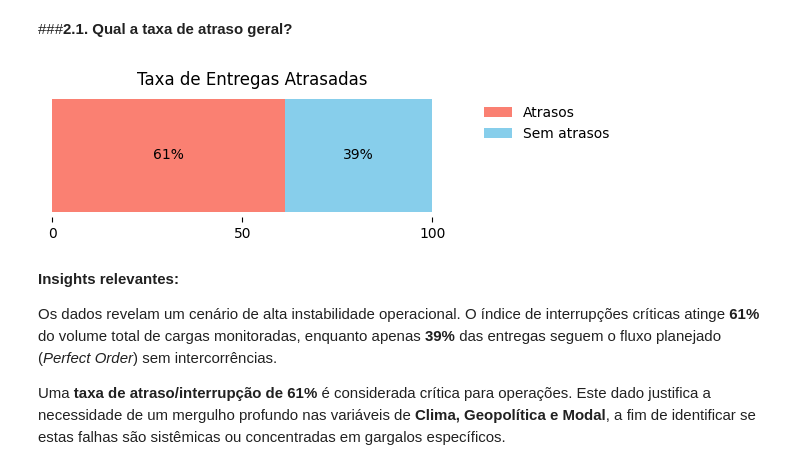
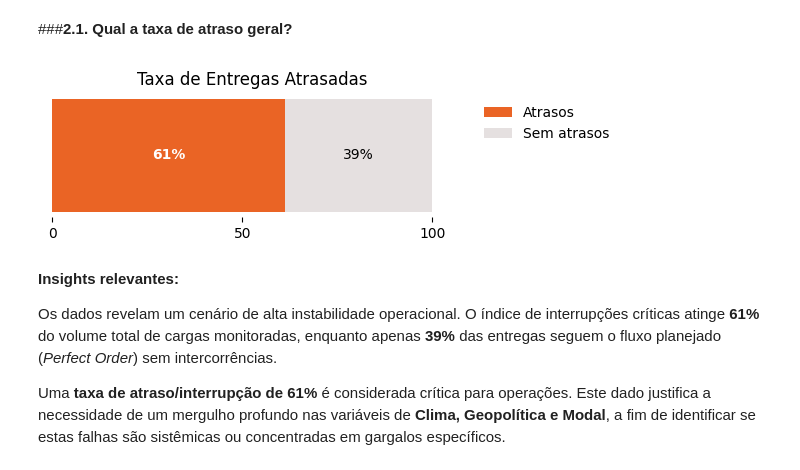
Before and after one commit to juliafarah/MVP_Data_Analysis, a Jupyter notebook: MVP_Data_Analysis.ipynb, the cells around one changed output. Drawn from its saved outputs; the diff is of its cells as text; code cells hidden in the pictures.

```diff
--- a/MVP_Data_Analysis.ipynb
+++ b/MVP_Data_Analysis.ipynb
@@ -427,36 +427,36 @@ O dataframe completo:
 # %%
 # Agrupando e renomeando os índices
 distribuicao_interrupcao = df.groupby('Disruption_Occurred').size()
 distribuicao_interrupcao.index = distribuicao_interrupcao.index.map({0: 'No', 1: 'Yes'})
 
 total = distribuicao_interrupcao.sum()
 percentages = (distribuicao_interrupcao / total) * 100
 
 fig, ax = plt.subplots(figsize=(6, 2))
 
 # Reordenando 'Yes' (61%) primeiro e 'No' (39%) como 'left'
-ax.barh([''], percentages['Yes'], color='salmon', label='Atrasos', height=0.3) # Altura reduzida para 0.3 para barras mais finas
-ax.barh([''], percentages['No'], left=percentages['Yes'], color='skyblue', label='Sem atrasos', height=0.3)
+ax.barh([''], percentages['Yes'], color='#ea6425', label='Atrasos', height=0.3) # Altura reduzida para 0.3 para barras mais finas
+ax.barh([''], percentages['No'], left=percentages['Yes'], color='#e5e0e0', label='Sem atrasos', height=0.3)
 
 # Ajustando a posição dos textos para refletir a nova ordem
-ax.text(percentages['Yes'] / 2, 0, f"{percentages['Yes']:.0f}%", ha='center', va='center', color='black', fontsize=10)
+ax.text(percentages['Yes'] / 2, 0, f"{percentages['Yes']:.0f}%", ha='center', va='center', color='white', fontsize=10, fontweight='bold')
 ax.text(percentages['Yes'] + percentages['No'] / 2, 0, f"{percentages['No']:.0f}%", ha='center', va='center', color='black', fontsize=10)
 
 plt.title('Taxa de Entregas Atrasadas', fontsize=12)
 plt.ylabel('')
 plt.yticks([])
 plt.xlabel('')
 plt.xticks([0, 50, 100])
 
 # Removendo bordas desnecessárias
 for spine in ['top', 'right', 'left', 'bottom']:
     ax.spines[spine].set_visible(False)
 
 plt.legend(bbox_to_anchor=(1.05, 1), loc='upper left', frameon=False)
 plt.tight_layout()
 plt.show()
 # %% [output]
-[figure, old version]
+[figure, new version]
 # %% [markdown]
 **Insights relevantes:**
 
```
Also changed, not shown: parts of 13 cells of this notebook.
